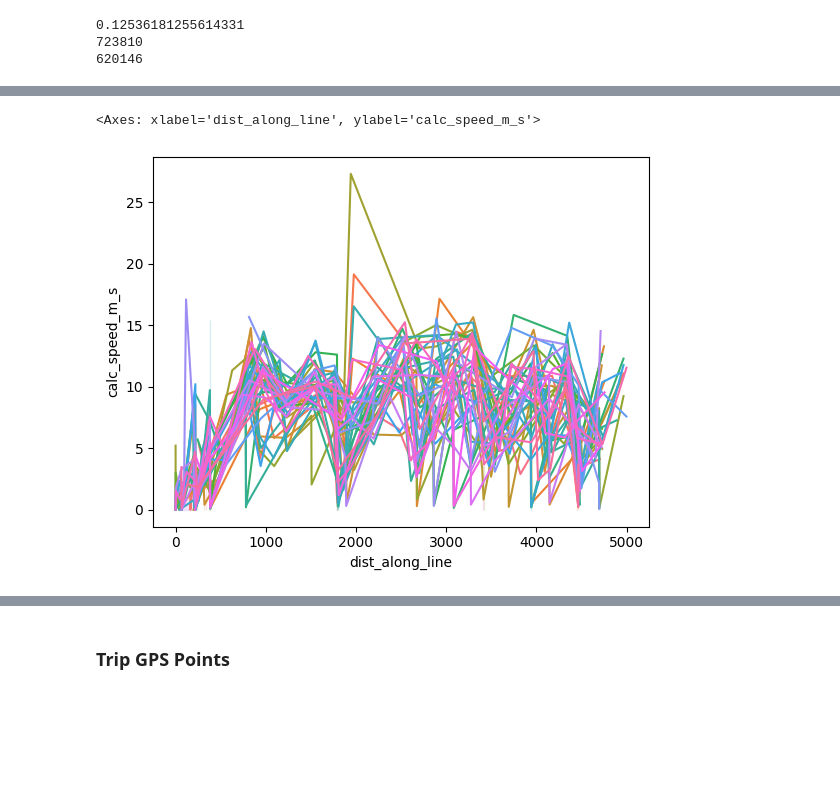
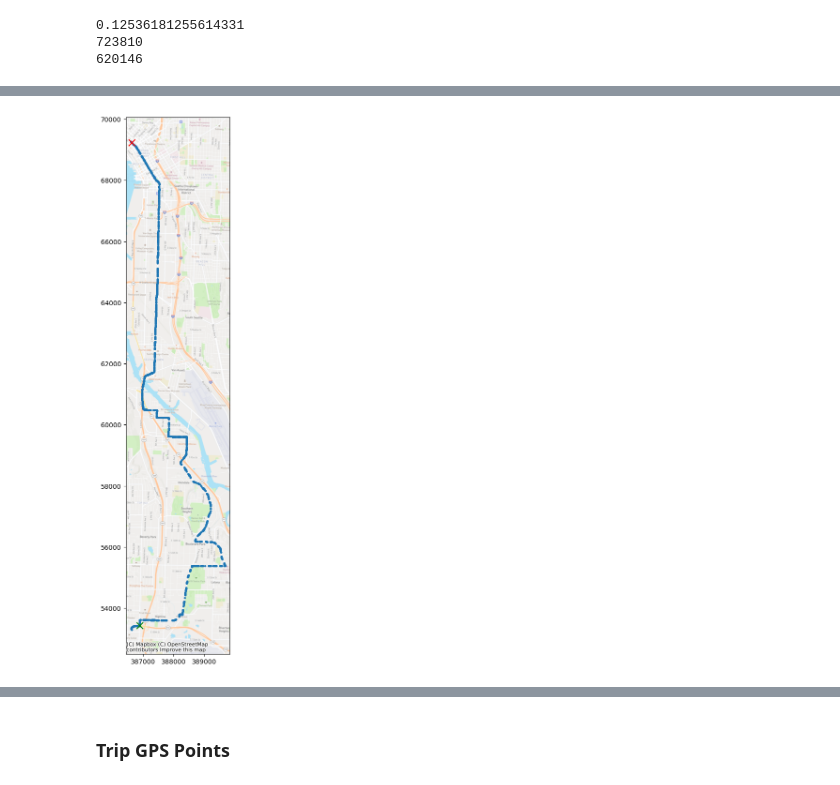
Before and after one commit to zackAemmer/open_bus_tools, a Jupyter notebook: notebooks/create_drive_cycle.ipynb, the cells around one changed output, grey strips where cells are left out. Saved outputs shown, nothing was run; the diff lists cells and outputs as text; code cells hidden in the pictures; blank space fills up the shorter version.

```diff
--- a/notebooks/create_drive_cycle.ipynb
+++ b/notebooks/create_drive_cycle.ipynb
@@ -147,5 +97,0 @@ sns.lineplot(plot_df, x='dist_along_line', y='calc_speed_m_s', hue='trip_id', le
-# %%
-sns.lineplot(sample_realtime[sample_realtime['dist_along_line']<5000], x='dist_along_line', y='calc_speed_m_s', hue='trip_id', legend=False)
-# %% [output]
-<Axes: xlabel='dist_along_line', ylabel='calc_speed_m_s'>
-[figure, removed]
@@ -159,0 +98,4 @@ sns.lineplot(sample_realtime[sample_realtime['dist_along_line']<5000], x='dist_a
+# %%
+plotting.formatted_basemap_scatterplot(sample_realtime)
+# %% [output]
+[figure, added]
```
Also changed, not shown: parts of 18 cells of this notebook, 2 other files.
